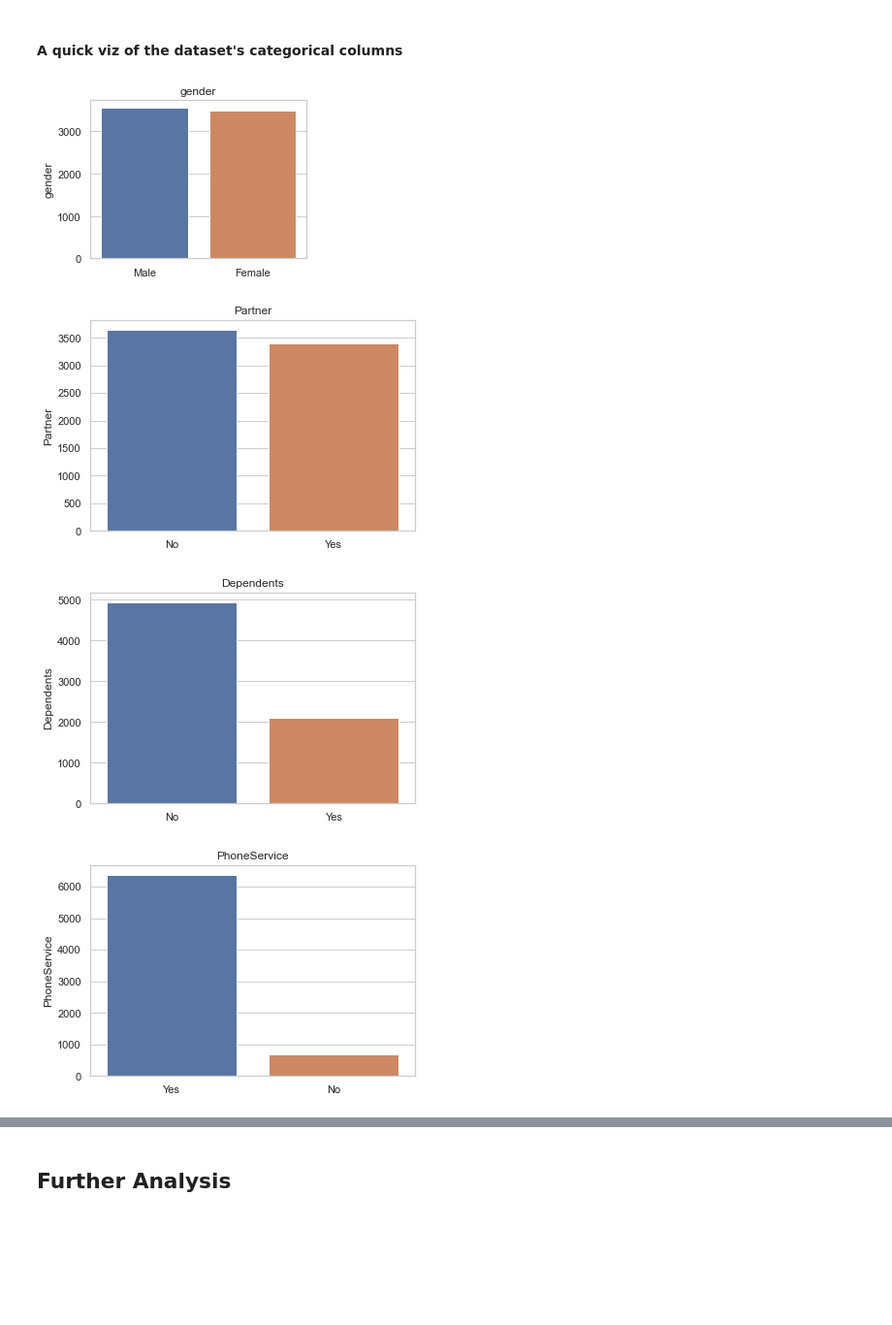
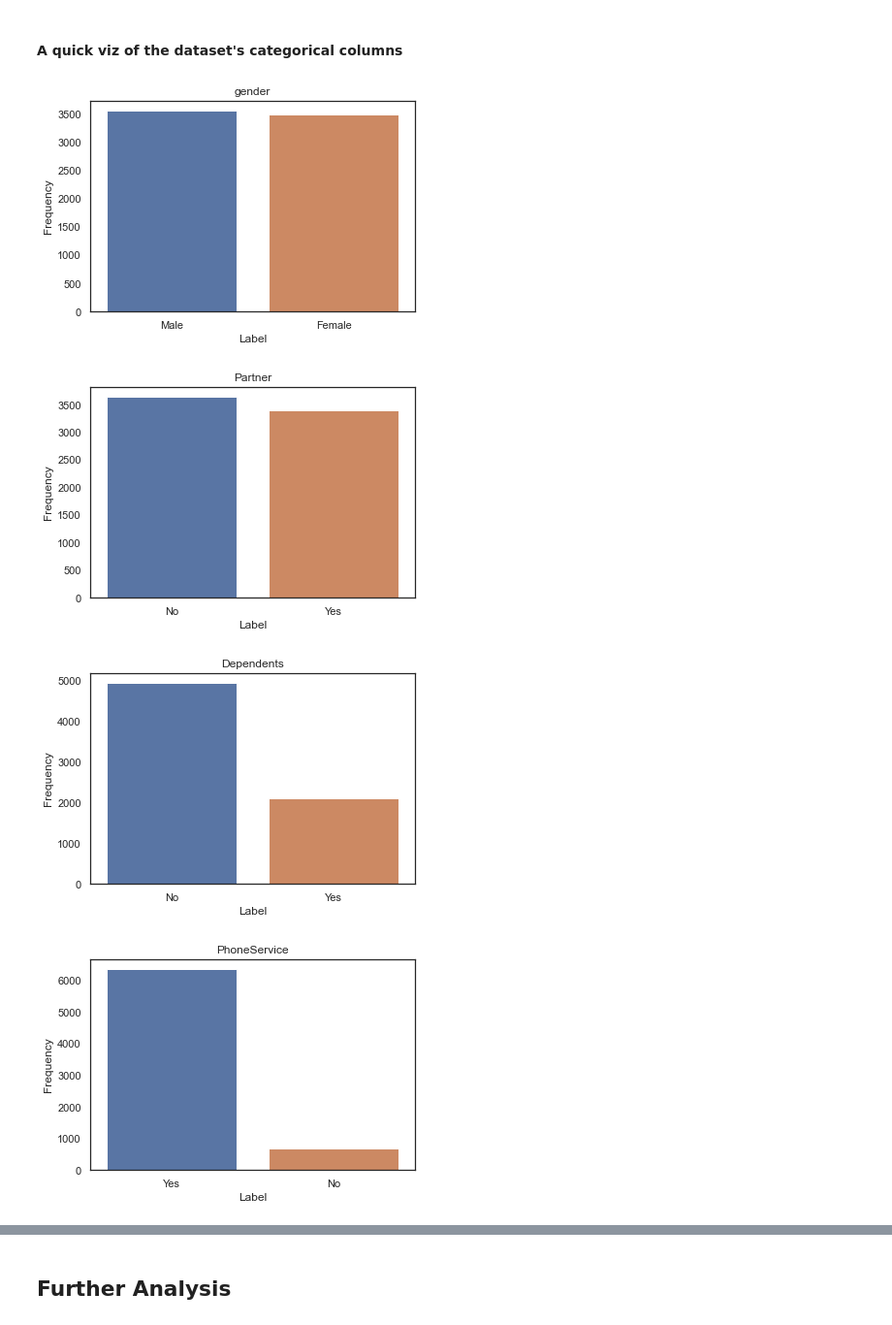
Before and after one commit to Abdulraqib20/telecom-churn-prediction, a Jupyter notebook: real_churn_predict.ipynb, the cells around one changed output, grey strips where cells are left out. Shown at 97% size. Cells and saved outputs as stored; diff of their text form; code cells hidden in the pictures; blank space fills up the shorter version.

```diff
--- a/real_churn_predict.ipynb
+++ b/real_churn_predict.ipynb
@@ -11,7 +11,7 @@ import pandas as pd
 import numpy as np
 import matplotlib.pyplot as plt
 import seaborn as sns
-sns.set_theme(style='whitegrid', color_codes=True)
+sns.set_theme(style='white')
 import xgboost as xgb
 from xgboost import plot_tree
 from sklearn.metrics import confusion_matrix, accuracy_score, precision_score, recall_score
@@ -129,14 +129,14 @@ missing_val
 # %% [markdown]
 #### A quick viz of the dataset's categorical columns
 # %%
-plt.figure(figsize=(4, 3))
 review = df[['gender', 'Partner', 'Dependents', 'PhoneService', 'MultipleLines', 'InternetService', 'OnlineSecurity', 'OnlineBackup',
             'DeviceProtection', 'TechSupport', 'StreamingTV', 'StreamingMovies', 'Contract', 'PaperlessBilling', 'PaymentMethod']]
 for i in review.columns:
-    sns.barplot(x=review[i].value_counts().index, y=review[i].value_counts()).set_title(i)
+    plt.figure(figsize=(6, 4))
+    sns.barplot(x=review[i].value_counts().index, y=review[i].value_counts()).set(title=i, xlabel='Label', ylabel='Frequency')
     plt.show()
 # %% [output]
-[figure, old version]
+[figure, new version]
-[figure, old version]
+[figure, new version]
-[figure, old version]
+[figure, new version]
-[figure, old version]
+[figure, new version]
```
Also changed, not shown: parts of 31 cells of this notebook.
